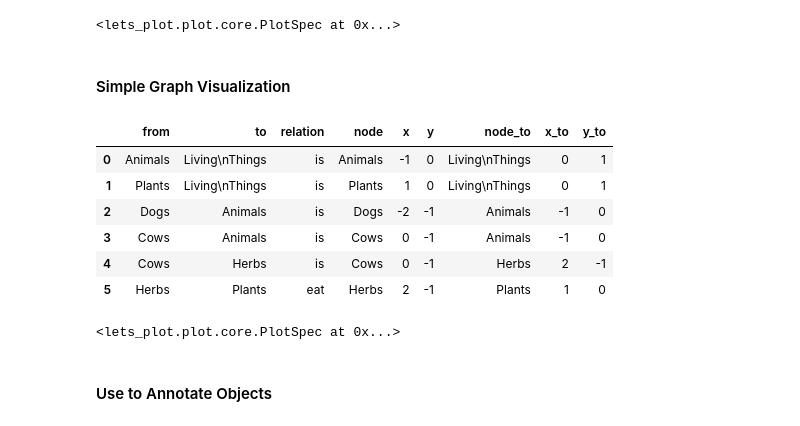
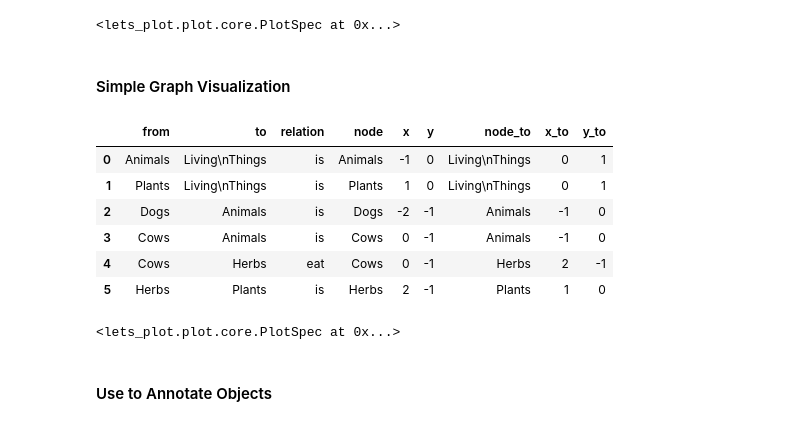
Before and after one commit to OLarionova-HORIS/lets-plot-experiments, a Jupyter notebook: demo/geom_curve/geom_curve.ipynb, the cells around one changed output. Saved outputs shown, nothing was run; the diff lists cells and outputs as text; code cells hidden in the pictures.

```diff
--- a/demo/geom_curve/geom_curve.ipynb
+++ b/demo/geom_curve/geom_curve.ipynb
@@ -104,42 +104,43 @@ plot + geom_curve(aes(xend='x_end', yend='y_end',
                   spacer=5)
 # %% [output]
 <lets_plot.plot.core.PlotSpec at 0x...>
-# %% [markdown]
-#### Simple Graph Visualization
-# %%
-nodes = pd.DataFrame({
-    'node': ["Living\nThings", "Animals", "Plants", "Dogs", "Cows", "Herbs"],
-    'x': [0, -1, 1, -2, 0, 2],
-    'y': [1, 0, 0, -1, -1, -1]
-})
-
-edges = pd.DataFrame({
-    'from': ["Animals", "Plants", "Dogs", "Cows", "Cows", "Herbs"],
-    'to': ["Living\nThings", "Living\nThings", "Animals", "Animals", "Herbs", "Plants"],
-    'relation': ["is","is","is","is","is","eat"]
-})
-edges = pd.merge(edges, nodes, left_on='from', right_on='node')
-edges = pd.merge(edges, nodes, left_on='to', right_on='node', suffixes=('', '_to'))
-edges
-# %% [output]
-|  | from | to | relation | node | x | y | node_to | x_to | y_to |
-| 0 | Animals | Living\nThings | is | Animals | -1 | 0 | Living\nThings | 0 | 1 |
-| 1 | Plants | Living\nThings | is | Plants | 1 | 0 | Living\nThings | 0 | 1 |
-| 2 | Dogs | Animals | is | Dogs | -2 | -1 | Animals | -1 | 0 |
-| 3 | Cows | Animals | is | Cows | 0 | -1 | Animals | -1 | 0 |
-| 4 | Cows | Herbs | is | Cows | 0 | -1 | Herbs | 2 | -1 |
-| 5 | Herbs | Plants | eat | Herbs | 2 | -1 | Plants | 1 | 0 |
-# %%
-ggplot(nodes, aes(x='x', y='y')) \
-  + geom_curve(aes(x='x', y='y', xend='x_to', yend='y_to', color='relation'), data=edges,
-               size_end=25,
-               curvature=0.2, arrow=arrow()) \
-  + geom_point(color='#4575b4', fill='#abd9e9', shape=21, size = 25) \
-  + geom_text(aes(label = 'node'), vjust = -1) \
-  + coord_cartesian([-3,3],[-1.5,1.5]) \
-  + theme_void()
-# %% [output]
-<lets_plot.plot.core.PlotSpec at 0x...>
+# %% [markdown]
+#### Simple Graph Visualization
+# %%
+nodes = pd.DataFrame({
+    'node': ["Living\nThings", "Animals", "Plants", "Dogs", "Cows", "Herbs"],
+    'x': [0, -1, 1, -2, 0, 2],
+    'y': [1, 0, 0, -1, -1, -1]
+})
+
+edges = pd.DataFrame({
+    'from': ["Animals", "Plants", "Dogs", "Cows", "Cows", "Herbs"],
+    'to': ["Living\nThings", "Living\nThings", "Animals", "Animals", "Herbs", "Plants"],
+    'relation': ["is", "is", "is", "is", "eat", "is"]
+})
+edges = pd.merge(edges, nodes, left_on='from', right_on='node')
+edges = pd.merge(edges, nodes, left_on='to', right_on='node', suffixes=('', '_to'))
+edges
+# %% [output]
+|  | from | to | relation | node | x | y | node_to | x_to | y_to |
+| 0 | Animals | Living\nThings | is | Animals | -1 | 0 | Living\nThings | 0 | 1 |
+| 1 | Plants | Living\nThings | is | Plants | 1 | 0 | Living\nThings | 0 | 1 |
+| 2 | Dogs | Animals | is | Dogs | -2 | -1 | Animals | -1 | 0 |
+| 3 | Cows | Animals | is | Cows | 0 | -1 | Animals | -1 | 0 |
+| 4 | Cows | Herbs | eat | Cows | 0 | -1 | Herbs | 2 | -1 |
+| 5 | Herbs | Plants | is | Herbs | 2 | -1 | Plants | 1 | 0 |
+# %%
+ggplot(nodes, aes(x='x', y='y')) \
+  + geom_curve(aes(x='x', y='y', xend='x_to', yend='y_to', color='relation'), data=edges,
+               size_end=25,
+               curvature=0.2, arrow=arrow()) \
+  + geom_point(color='#2166ac', fill='#d1e5f0', shape=21, size=25) \
+  + scale_color_manual(['#2166ac', '#d6604d']) \
+  + geom_text(aes(label='node')) \
+  + coord_cartesian([-3,3],[-1.5,1.5]) \
+  + theme_void()
+# %% [output]
+<lets_plot.plot.core.PlotSpec at 0x...>
 # %% [markdown]
 #### Use to Annotate Objects
 # %%
```
